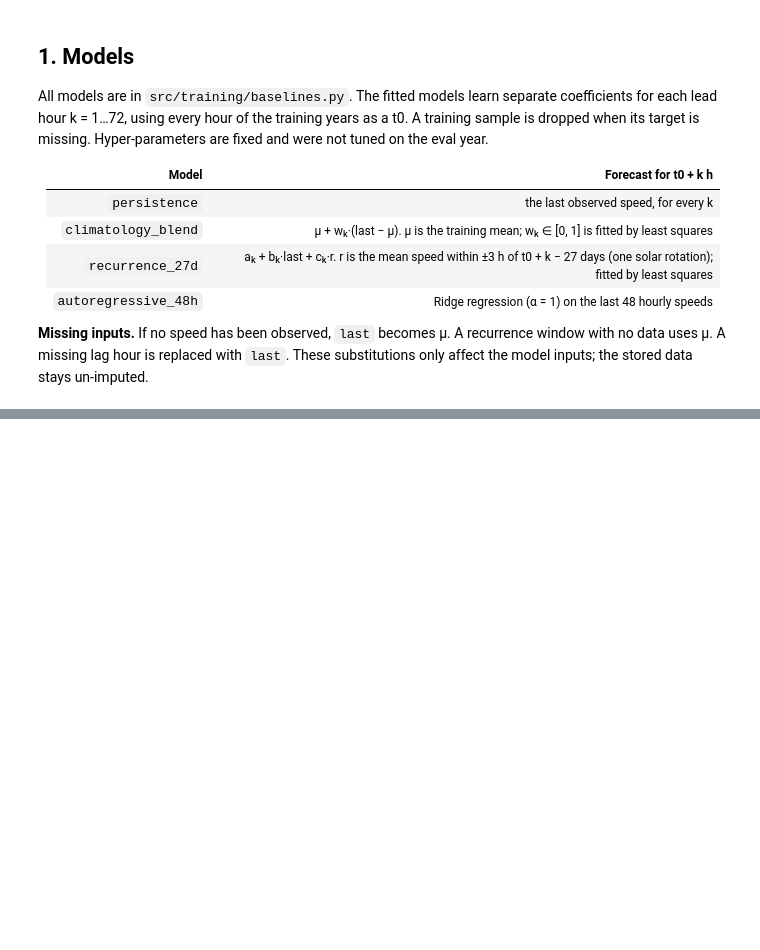
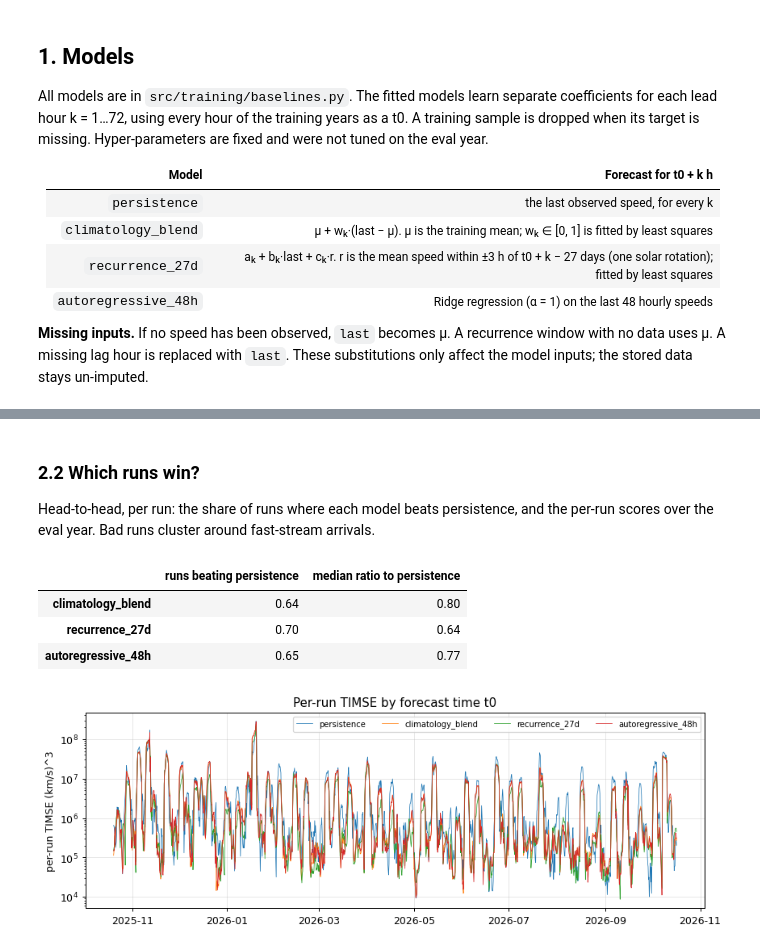
Before and after one commit to chingozhatinashe/benchlab-competition, a Jupyter notebook: src/experiments/baselines.ipynb, the cells around one changed output, grey strips where cells are left out. Drawn from its saved outputs; the diff is of its cells as text; code cells hidden in the pictures; blank space fills up the shorter version.

```diff
--- a/src/experiments/baselines.ipynb
+++ b/src/experiments/baselines.ipynb
@@ -272,0 +194,30 @@ eval year.
+# %% [markdown]
+### 2.2 Which runs win?
+
+Head-to-head, per run: the share of runs where each model beats persistence, and the per-run
+scores over the eval year. Bad runs cluster around fast-stream arrivals.
+# %%
+versus = pd.DataFrame(
+    {
+        name: {
+            "runs beating persistence": (run_scores[name] < run_scores["persistence"]).mean(),
+            "median ratio to persistence": (run_scores[name] / run_scores["persistence"]).median(),
+        }
+        for name in ALL
+        if name != "persistence"
+    }
+).T
+display(versus.map("{:.2f}".format))
+
+fig, ax = plt.subplots()
+for name in ALL:
+    ax.plot(run_scores.index, run_scores[name], lw=0.6, color=COLORS[name], label=name)
+ax.set_yscale("log")
+ax.set(ylabel="per-run TIMSE (km/s)^3", title="Per-run TIMSE by forecast time t0")
+ax.legend(fontsize=8, ncol=4);
+# %% [output]
+|  | runs beating persistence | median ratio to persistence |
+| climatology_blend | 0.64 | 0.80 |
+| recurrence_27d | 0.70 | 0.64 |
+| autoregressive_48h | 0.65 | 0.77 |
+[figure, added]
```
Also changed, not shown: parts of 43 cells of this notebook, 4 other files.
